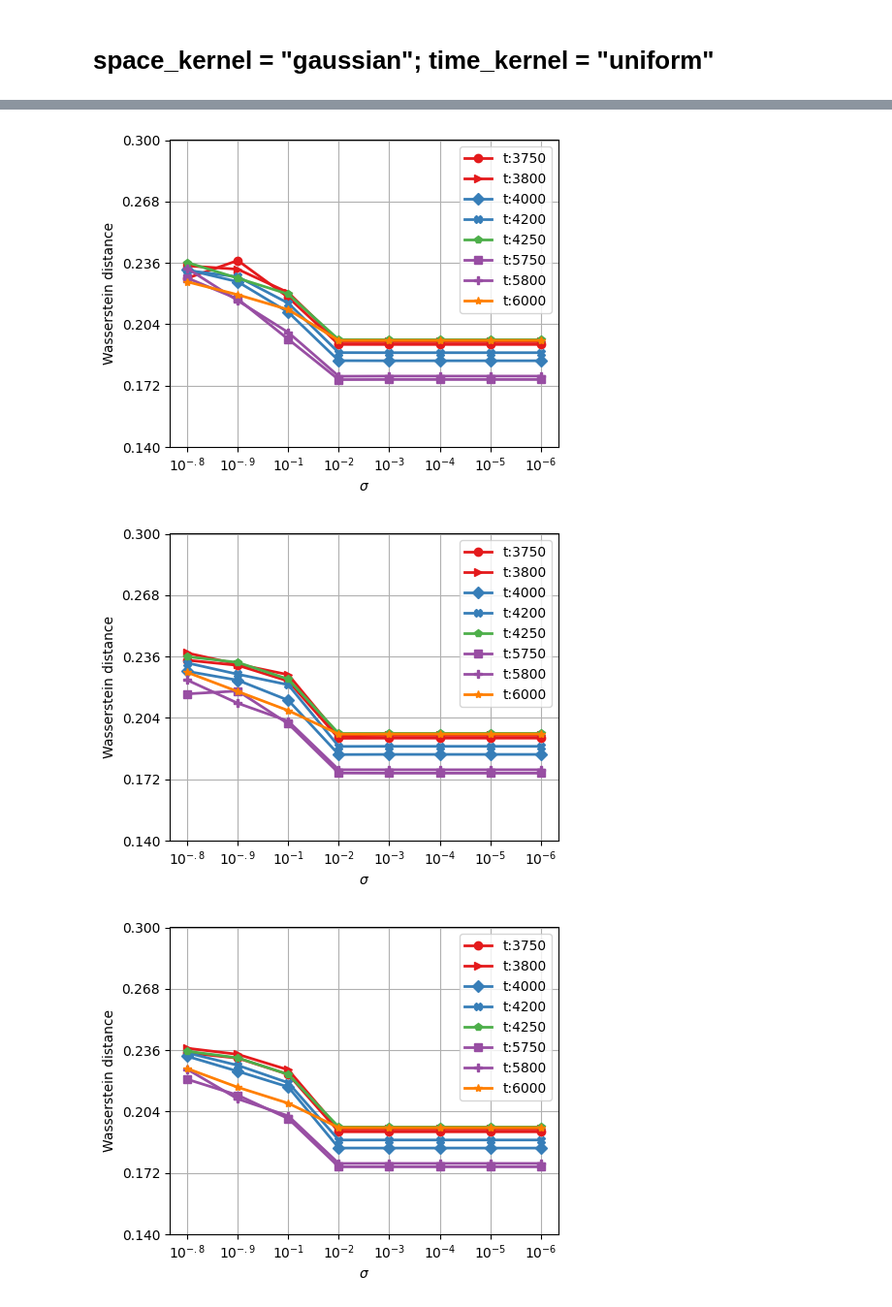
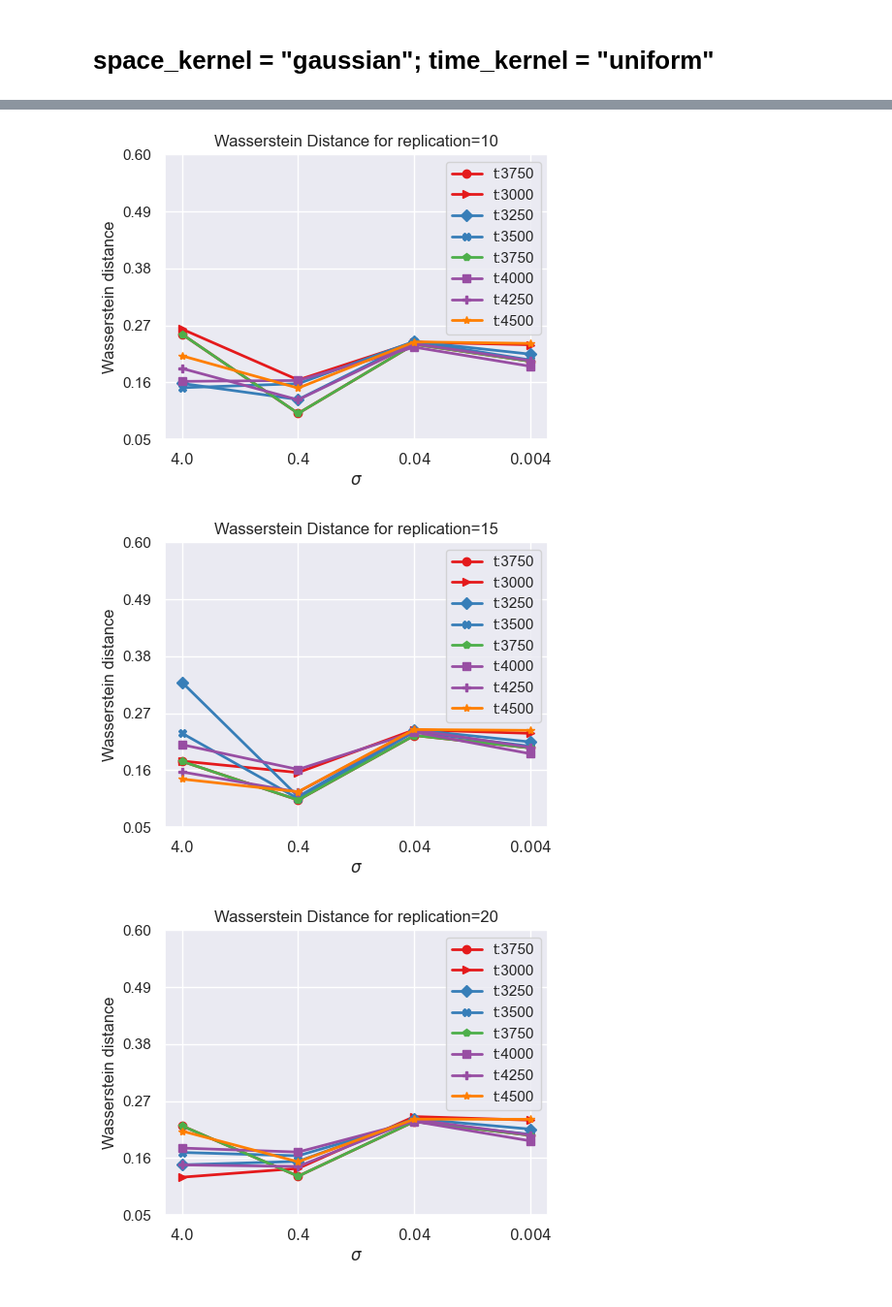
Before and after one commit to mzalaya/wasslsp, a Jupyter notebook: notebooks/clean-real/SP500-various-sigmas-reps.ipynb, the cells around one changed output, grey strips where cells are left out. Shown at 97% size. Drawn from its saved outputs; the diff is of its cells as text; code cells hidden in the pictures.

```diff
--- a/notebooks/clean-real/SP500-various-sigmas-reps.ipynb
+++ b/notebooks/clean-real/SP500-various-sigmas-reps.ipynb
@@ -119,9 +105,8 @@ plt.show()
 # %%
-#times_t = [4000, 4250, 4500, 4750, 5000, 5250, 5500, 5750]
-times_t = [3750, 3800, 4000, 4200, 4250, 5750, 5800, 6000]
+times_t = [3750, 3000, 3250, 3500, 3750, 4000, 4250, 4500]
 times_T = [T]
-times_sigma = [10**-.8, 10**-.9, 10**-1, 10**-2, 10**-3, 10**-4, 10**-5, 10**-6]
-n_replications = [5, 10, 20]
+times_sigma = [4, 4 * 10**(-1), 4 * 10**(-2), 4 * 10**(-3)]
+n_replications = [10, 15, 20]
 d = 1
 # %%
 X_tvar_2 = {}
@@ -147,14 +131,13 @@ for T in times_T:
     for sigma_ in times_sigma:
         for rep in n_replications:
             for replication in range(rep):
-                sigma_star = lambda u: sigma_
                 t = 1
-                epsilon = np.random.normal(0, sigma_, size=(T))
+                epsilon = np.random.normal(size=T, scale=sigma_)
                 X = np.zeros((T, d))
                 X_tvar_2_T = np.zeros(T)
 
                 while t <= T-1:
-                    X_tvar_2_T[t] = df_sp500['SP500'].values[t] + sigma_star(t/T) * epsilon[t]
+                    X_tvar_2_T[t] = df_sp500['SP500'].values[t] + epsilon[t]
                     X[t] = [X_tvar_2_T[t-1]]
                     t += 1
 
@@ -383,45 +361,37 @@ wass_distances_empirical_meanNW
 # %%
-plt.rcParams["figure.figsize"] = (10, 3)
 wass_times_t = {}
-
-
 for t in times_t:
     for rep in n_replications:
         wass_times_t[f"t:{t}_rep:{rep}"] = []
-
-
-for t in times_t:
-    for sigma_ in times_sigma:
-        for rep in n_replications:
-
-            wass_times_t[f"t:{t}_rep:{rep}"].append(wass_distances_empirical_meanNW[f"t:{t}_sigma:{sigma_}_rep:{rep}"])
+        for sigma_ in times_sigma:
+            key = f"t:{t}_sigma:{sigma_}_rep:{rep}"
+            distance = wass_distances_empirical_meanNW.get(key, 0)
+            wass_times_t[f"t:{t}_rep:{rep}"].append(distance)
 # %%
+
 plt.rcParams["figure.figsize"] = (5, 4)
 colors = plt.cm.Set1(np.linspace(0, .5, 8))
 markers = ['o', '>', 'D', 'X', "p", 's', 'P', '*']
-times_sigma_cat = [r'$10^{-.8}$', r'$10^{-.9}$', r'$10^{-1}$', r'$10^{-2}$', r'$10^{-3}$', r'$10^{-4}$', r'$10^{-5}$', r'$10^{-6}$']
-
+times_sigma_cat = [r'$4.0$', r'$0.4$', r'$0.04$', r'$0.004$']
+#times_sigma_inv_cat = [f'${1/sigma:.2f}$' for sigma in times_sigma]
 
 for rep in n_replications:
     plt.figure()
-    for i, t in zip(range(len(times_t)), times_t):
-        plt.plot(times_sigma_cat, wass_times_t[f"t:{t}_rep:{rep}"], label=f"t:{t}", color=colors[i], marker=markers[i], markersize=6, lw=2)
+    for i, t in enumerate(times_t):
+        plt.plot(times_sigma_cat, wass_times_t[f"t:{t}_rep:{rep}"], label=f"t:{t}", color=colors[i % len(colors)], marker=markers[i % len(markers)], markersize=6, lw=2)
 
-    y_ticks = np.linspace(0.14, 0.3, 6)
+    y_ticks = np.linspace(0.05, 0.6, 6)
     plt.yticks(y_ticks)
-    #plt.ylim(0.17, 0.26)
     plt.xlabel(r'$\sigma$')
     plt.ylabel("Wasserstein distance")
-    #plt.title(f"Wasserstein Distance for n_replications={rep}")
+    plt.title(f"Wasserstein Distance for replication={rep}")
     plt.legend()
     plt.grid(True)
     plt.tight_layout()
 
-
-    plt.savefig(f"SP500_wass_distance_rep_{rep}.png", dpi=150)
-
+    plt.savefig(f"W1_SP500_time-uniform_space-gaussian_rep_{rep}.png", dpi=150)
     plt.show()
 # %% [output]
-[figure, old version]
+[figure, new version]
-[figure, old version]
+[figure, new version]
-[figure, old version]
+[figure, new version]
```
Also changed, not shown: parts of 16 cells of this notebook, 6 other files.
